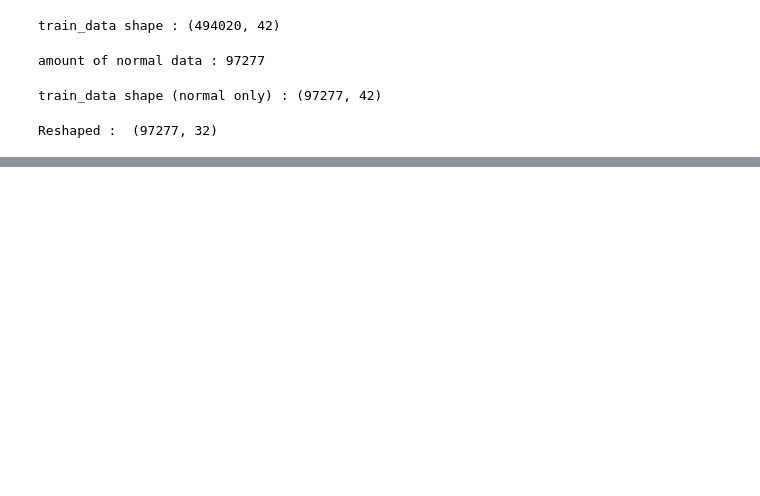
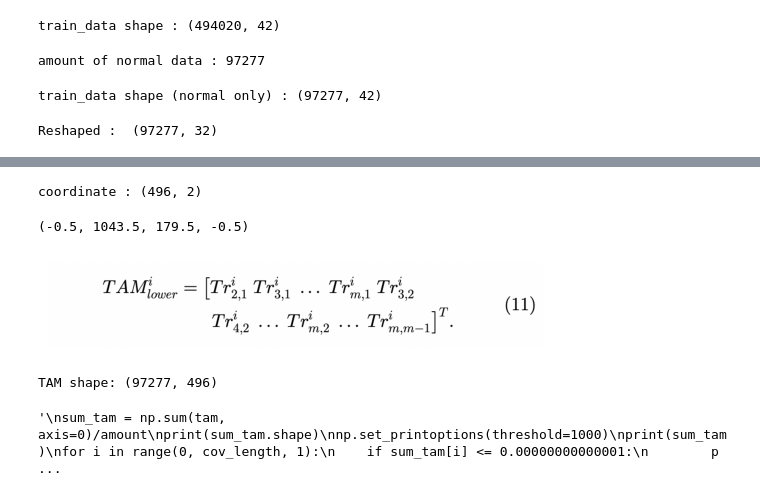
Before and after one commit to kyotoor/mca, a Jupyter notebook: DoS-MCA/mca.ipynb, the cells around one changed output, grey strips where cells are left out. Drawn from its saved outputs; the diff is of its cells as text; code cells hidden in the pictures; blank space fills up the shorter version.

```diff
--- a/DoS-MCA/mca.ipynb
+++ b/DoS-MCA/mca.ipynb
@@ -63,0 +85,44 @@ TAM shape: (9727, 32, 32)
+# %%
+# Cartesian coordinate
+cov_length = int(1/2 * (1 + (area_length - 1)) * (area_length - 1))
+coordinate = np.zeros((cov_length, 2), "int32")
+print("coordinate :", coordinate.shape)
+index = 0
+for j in range(1, area_length, 1):
+    for k in range(j, area_length, 1):
+        coordinate[index] = np.array([k, j-1])
+        index = index + 1
+
+        # Checked that this works fine
+# %% [output]
+coordinate : (496, 2)
+# %%
+# TAM lower
+img2 = cv2.imread('./fig/fig2.png')
+plt.imshow(img2)
+plt.axis('off')
+# %% [output]
+(-0.5, 1043.5, 179.5, -0.5)
+[figure, added]
+# %%
+# TAM lower
+# if j = k, it will be 0. Other place will be the area of triangle.
+tam = np.zeros((amount, cov_length),  "float32")
+print("TAM shape:", tam.shape)
+for i in range(0, amount, 1):
+    for j in range(0, cov_length, 1):
+        tam[i, j] = area[i, coordinate[j, 0], coordinate[j, 1]]
+# %% [output]
+TAM shape: (97277, 496)
+# %%
+'''
+sum_tam = np.sum(tam, axis=0)/amount
+print(sum_tam.shape)
+np.set_printoptions(threshold=1000)
+print(sum_tam)
+for i in range(0, cov_length, 1):
+    if sum_tam[i] <= 0.00000000000001:
+        print("hi")
+'''
+# %% [output]
+'\nsum_tam = np.sum(tam, axis=0)/amount\nprint(sum_tam.shape)\nnp.set_printoptions(threshold=1000)\nprint(sum_tam)\nfor i in range(0, cov_length, 1):\n    if sum_tam[i] <= 0.00000000000001:\n        p ...
```
Also changed, not shown: parts of 12 cells of this notebook, 5 other files.
